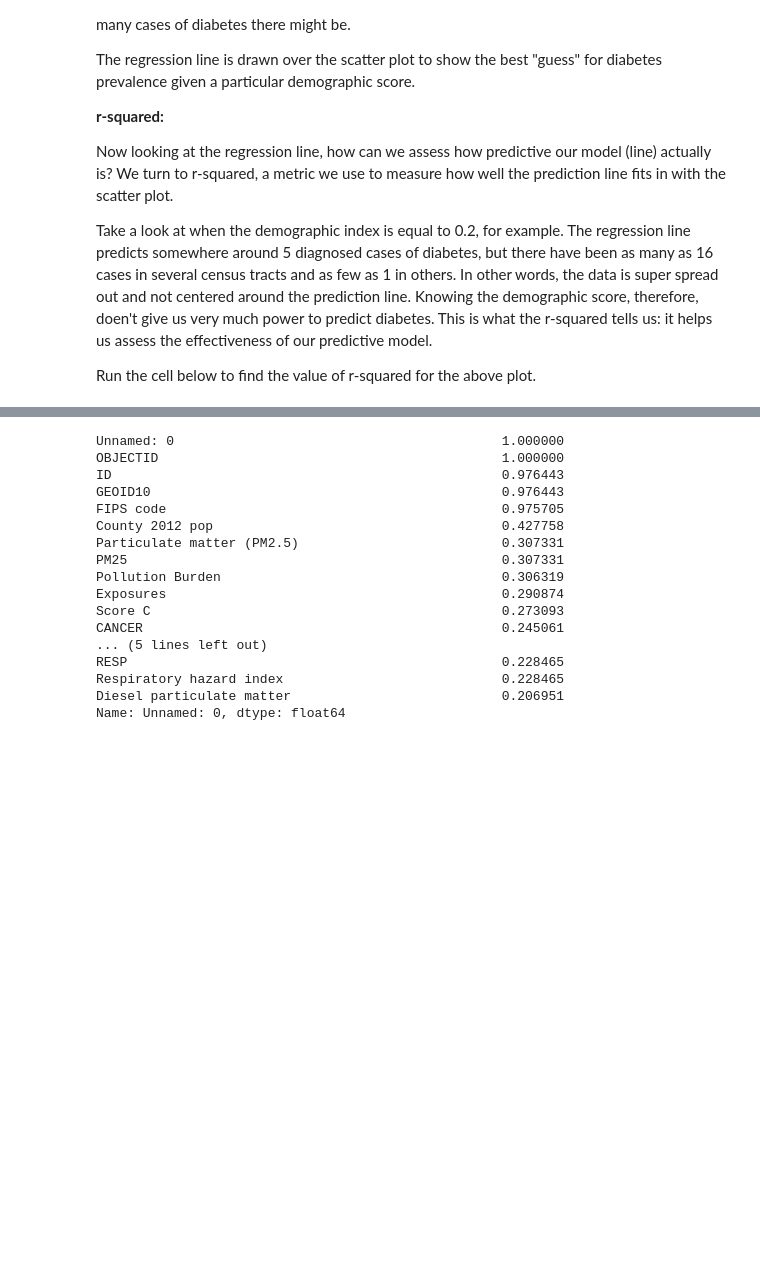
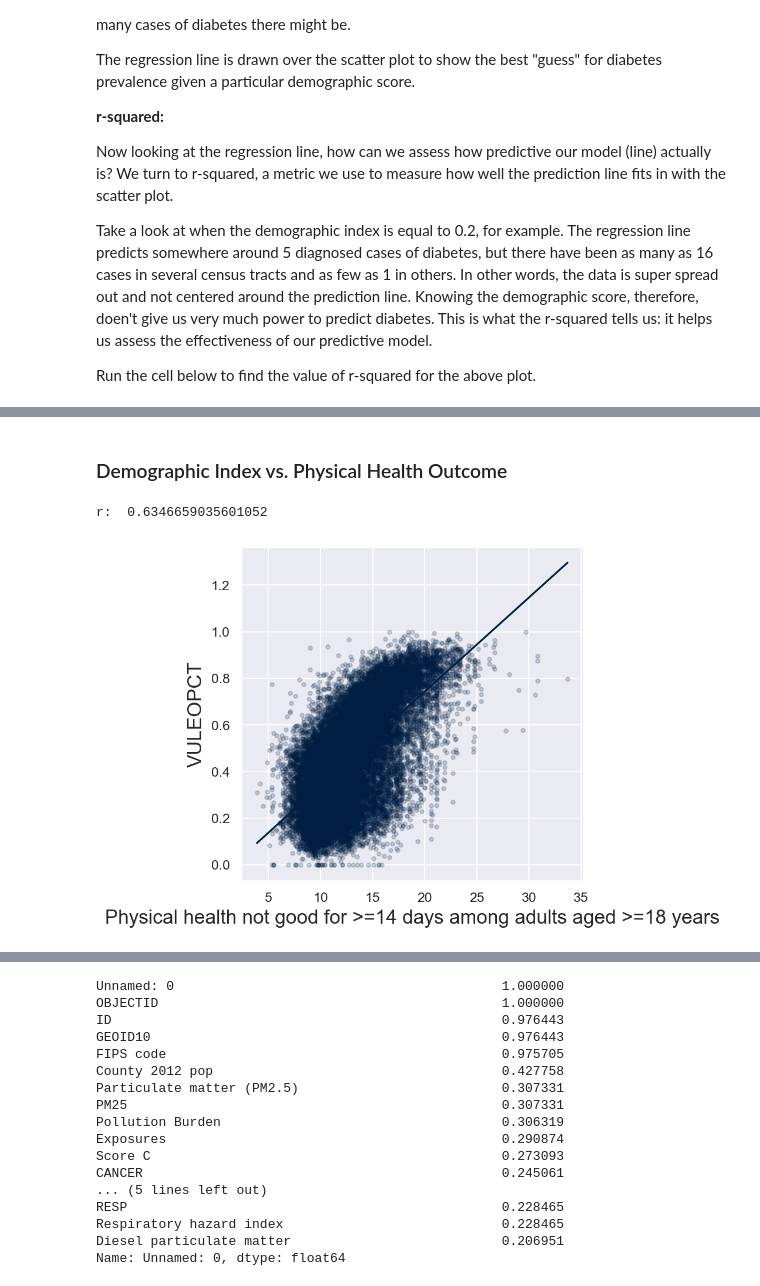
Before and after one commit to ds-modules/DATA88-SP22, a Jupyter notebook: whej03/roughDraft_whej03.ipynb, the cells around one changed output, grey strips where cells are left out. Drawn from its saved outputs; the diff is of its cells as text; code cells hidden in the pictures; blank space fills up the shorter version.

```diff
--- a/whej03/roughDraft_whej03.ipynb
+++ b/whej03/roughDraft_whej03.ipynb
@@ -282,0 +289,10 @@ Warnings:
+# %% [markdown]
+### Demographic Index vs. Physical Health Outcome
+# %%
+table5=Table.from_df(df[~df["Physical health not good for >=14 days among adults aged >=18 years"].isna()])
+# %%
+print("r: ", correlation(table5, "VULEOPCT", "Physical health not good for >=14 days among adults aged >=18 years"))
+table5.scatter("Physical health not good for >=14 days among adults aged >=18 years","VULEOPCT",fit_line=True,alpha=0.18,s=10)
+# %% [output]
+r:  0.6346659035601052
+[figure, added]
```
Also changed, not shown: parts of 8 cells of this notebook.
